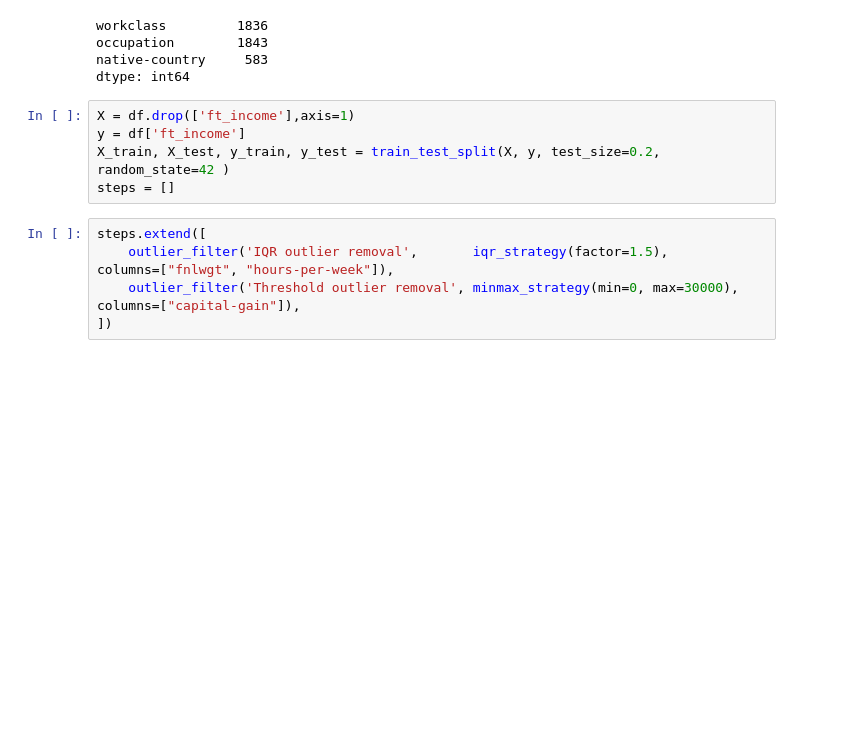
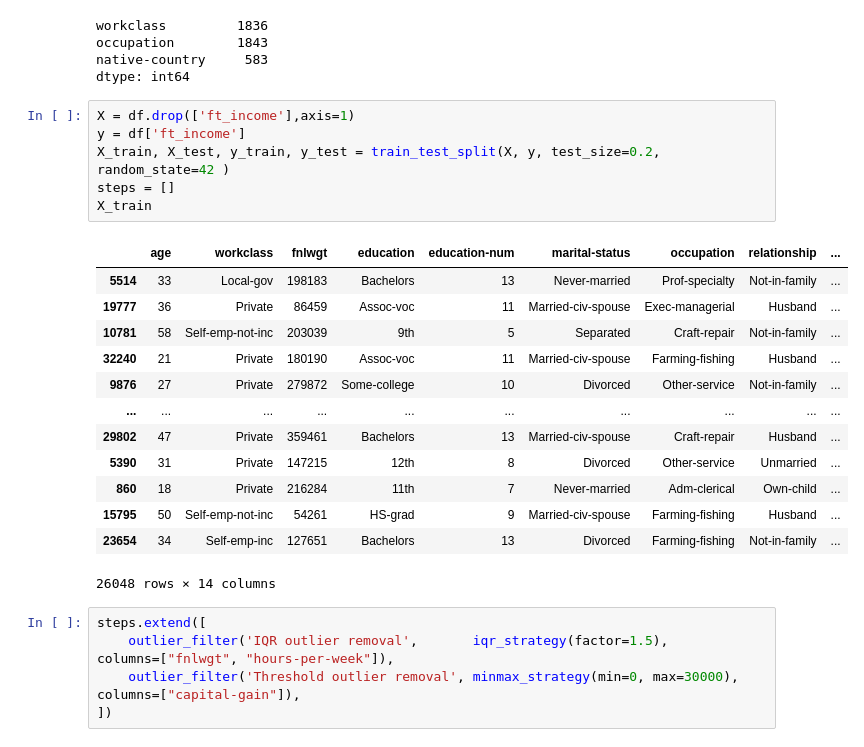
Before and after one commit to Aukevanoost/ml-algorithms, a Jupyter notebook: notebooks/data-preparation/cleanup-pipeline.ipynb, the cells around one changed output. Drawn from its saved outputs; the diff is of its cells as text; blank space fills up the shorter version.

```diff
--- a/notebooks/data-preparation/cleanup-pipeline.ipynb
+++ b/notebooks/data-preparation/cleanup-pipeline.ipynb
@@ -85,8 +97,23 @@ dtype: int64
 # %%
 X = df.drop(['ft_income'],axis=1)
 y = df['ft_income']
 X_train, X_test, y_train, y_test = train_test_split(X, y, test_size=0.2, random_state=42 )
 steps = []
+X_train
+# %% [output]
+|  | age | workclass | fnlwgt | education | education-num | marital-status | occupation | relationship | ... |
+| 5514 | 33 | Local-gov | 198183 | Bachelors | 13 | Never-married | Prof-specialty | Not-in-family | ... |
+| 19777 | 36 | Private | 86459 | Assoc-voc | 11 | Married-civ-spouse | Exec-managerial | Husband | ... |
+| 10781 | 58 | Self-emp-not-inc | 203039 | 9th | 5 | Separated | Craft-repair | Not-in-family | ... |
+| 32240 | 21 | Private | 180190 | Assoc-voc | 11 | Married-civ-spouse | Farming-fishing | Husband | ... |
+| 9876 | 27 | Private | 279872 | Some-college | 10 | Divorced | Other-service | Not-in-family | ... |
+| ... | ... | ... | ... | ... | ... | ... | ... | ... | ... |
+| 29802 | 47 | Private | 359461 | Bachelors | 13 | Married-civ-spouse | Craft-repair | Husband | ... |
+| 5390 | 31 | Private | 147215 | 12th | 8 | Divorced | Other-service | Unmarried | ... |
+| 860 | 18 | Private | 216284 | 11th | 7 | Never-married | Adm-clerical | Own-child | ... |
+| 15795 | 50 | Self-emp-not-inc | 54261 | HS-grad | 9 | Married-civ-spouse | Farming-fishing | Husband | ... |
+| 23654 | 34 | Self-emp-inc | 127651 | Bachelors | 13 | Divorced | Farming-fishing | Not-in-family | ... |
+26048 rows × 14 columns
 # %%
 steps.extend([
     outlier_filter('IQR outlier removal',       iqr_strategy(factor=1.5),           columns=["fnlwgt", "hours-per-week"]),
```
Also changed, not shown: parts of 5 cells of this notebook.
